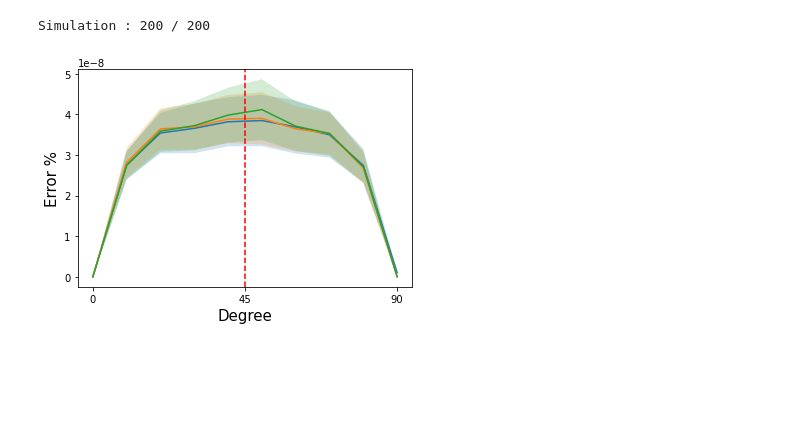
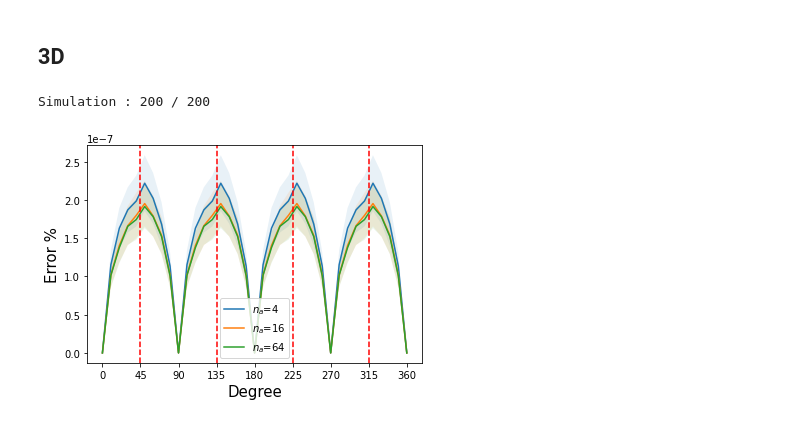
Before and after one commit to SoumyabrataKundu/Steerable, a Jupyter notebook: Plots.ipynb, the cells around one changed output. Cells and saved outputs as stored; diff of their text form; code cells hidden in the pictures; blank space fills up the shorter version.

```diff
--- a/Plots.ipynb
+++ b/Plots.ipynb
@@ -207,9 +120,9 @@ def check_equivariance(models, dataset, transfomation=None):
 # %%
 # Model
 class Model(torch.nn.Module):
-    def __init__(self, n_angle, interpolation_type) -> None:
+    def __init__(self, n_angle, interpolation_type):
         super().__init__()
-        freq_cutoff = 8
+        freq_cutoff = 4
 
         self.network = torch.nn.Sequential(
             snn.SE2ConvType1(1, 4, 5, freq_cutoff, n_angle=n_angle, padding='same', interpolation_type=interpolation_type),
@@ -220,12 +133,20 @@ class Model(torch.nn.Module):
     def forward(self,x):
         return self.network(x.type(torch.cfloat))
 
+dataset = GaussianDataset(size =(1,28,28))
+# Interpolation 0
+stats0 = check_equivariance([
+    Model(n_angle=8, interpolation_type=0).to(device),
+    Model(n_angle=32, interpolation_type=0).to(device),
+    Model(n_angle=128, interpolation_type=0).to(device),
+    ],
+    dataset, lambda x, degree:snn.rotate_image(x, degree, order=1))
 
-dataset = GaussianDataset(size =(1,28,28))
-interpolation_type = 1
-check_equivariance([Model(n_angle=8, interpolation_type=interpolation_type).to(device),
-                    Model(n_angle=64, interpolation_type=interpolation_type).to(device),
-                    Model(n_angle=512, interpolation_type=interpolation_type).to(device)
-                   ],
-                   dataset, lambda x, degree:snn.rotate_image(x, degree, order=1))
+# Interpolation 1
+stats1 = check_equivariance([
+    Model(n_angle=8, interpolation_type=1).to(device),
+    Model(n_angle=64, interpolation_type=1).to(device),
+    Model(n_angle=512, interpolation_type=1).to(device),
+    ],
+    dataset, lambda x, degree:snn.rotate_image(x, degree, order=1))
 # %% [output]
@@ -234,25 +178,27 @@ Simulation : 200 / 200
+# %% [markdown]
+## 3D
 # %%
 # Model
 class Model(torch.nn.Module):
     def __init__(self, n_angle, interpolation_type) -> None:
         super().__init__()
 
         self.network = torch.nn.Sequential(
-            snn.SE3Conv(1, [2,4], 5, n_angle=n_angle, padding='same', interpolation_type=interpolation_type),
-            snn.SE3Conv([2,4], [4,8], 5, n_angle=n_angle, padding='same', interpolation_type=interpolation_type),
+            snn.SE3Conv(1, [4,4], 5, n_angle=n_angle, padding='same', interpolation_type=interpolation_type),
+            snn.SE3Conv([4,4], [16,16], 5, n_angle=n_angle, padding='same', interpolation_type=interpolation_type),
             snn.SE3NormFlatten()
         )
 
     def forward(self,x):
         return self.network(x.type(torch.cfloat))
 
-
 dataset = GaussianDataset(size =(1,32,32,32))
-check_equivariance([Model(n_angle=8, interpolation_type=1).to(device),
-                    Model(n_angle=64, interpolation_type=1).to(device),
-                    Model(n_angle=512, interpolation_type=1).to(device)
+interpolation_type = 0
+check_equivariance([Model(n_angle=4, interpolation_type=interpolation_type).to(device),
+                    Model(n_angle=16, interpolation_type=interpolation_type).to(device),
+                    Model(n_angle=64, interpolation_type=interpolation_type).to(device),
                    ],
-                   dataset, lambda x, degree:snn.rotate_image(x, (0, degree, 0), order=1))
+                   dataset, lambda x, degree:snn.rotate_image(x, (degree, 0, 0), order=1))
 # %% [output]
 Simulation : 200 / 200
-[figure, old version]
+[figure, new version]
```
Also changed, not shown: parts of 12 cells of this notebook, 1 other file.
